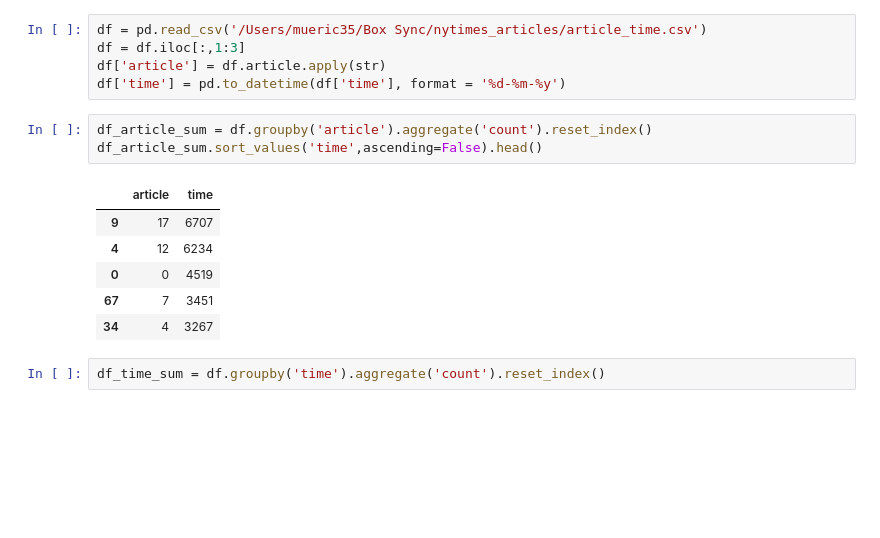
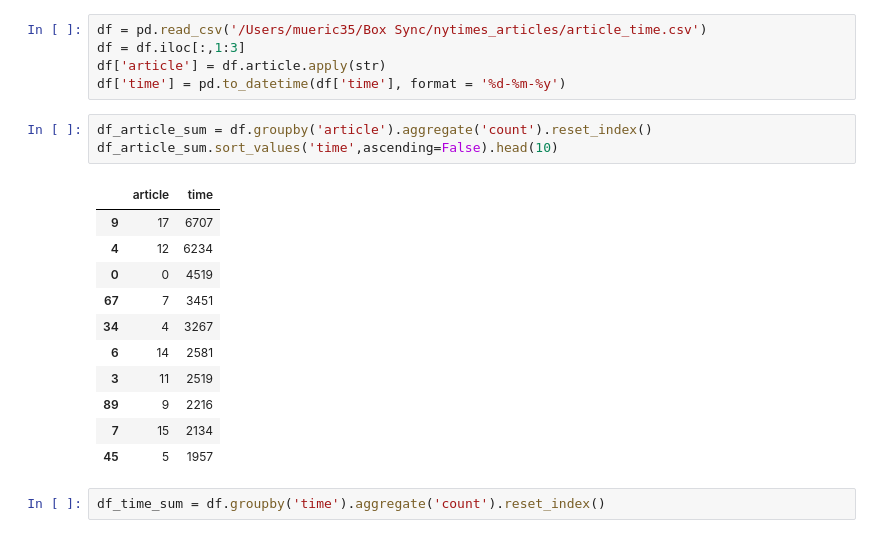
Before and after one commit to TunChiehHsu/NY-times-scraping, a Jupyter notebook: Topic_series.ipynb, the cells around one changed output. Saved outputs shown, nothing was run; the diff lists cells and outputs as text; blank space fills up the shorter version.

```diff
--- a/Topic_series.ipynb
+++ b/Topic_series.ipynb
@@ -9,14 +18,19 @@ df['article'] = df.article.apply(str)
 df['time'] = pd.to_datetime(df['time'], format = '%d-%m-%y')
 # %%
 df_article_sum = df.groupby('article').aggregate('count').reset_index()
-df_article_sum.sort_values('time',ascending=False).head()
+df_article_sum.sort_values('time',ascending=False).head(10)
 # %% [output]
 |  | article | time |
 | 9 | 17 | 6707 |
 | 4 | 12 | 6234 |
 | 0 | 0 | 4519 |
 | 67 | 7 | 3451 |
 | 34 | 4 | 3267 |
+| 6 | 14 | 2581 |
+| 3 | 11 | 2519 |
+| 89 | 9 | 2216 |
+| 7 | 15 | 2134 |
+| 45 | 5 | 1957 |
 # %%
 df_time_sum = df.groupby('time').aggregate('count').reset_index()
 # %%
```
Also changed, not shown: parts of 28 cells of this notebook.
